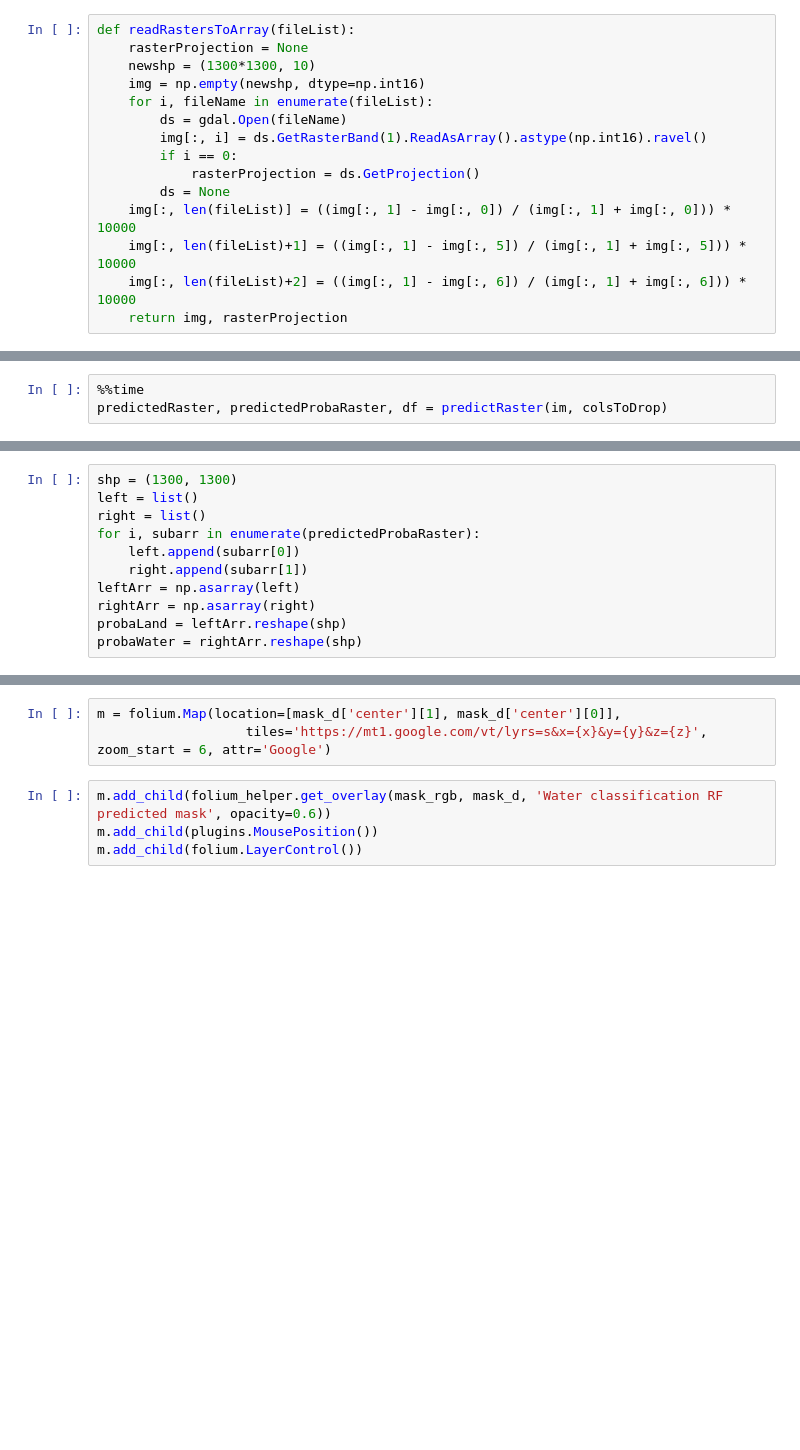
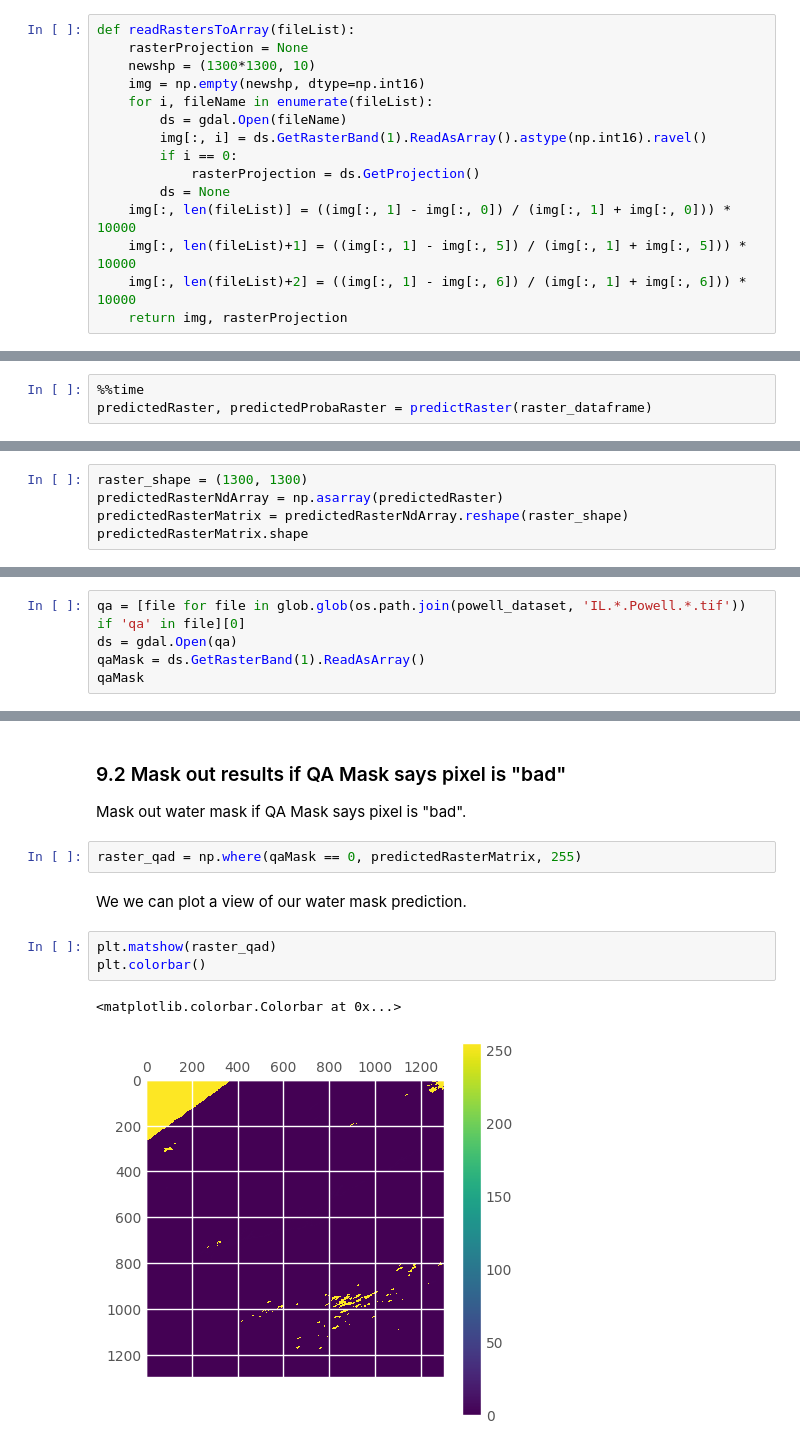
Before and after one commit to NASAARSET/ARSET_ML_Fundamentals, a Jupyter notebook: session3/1-MODIS-Tuning-Session3.ipynb, the cells around one changed output, grey strips where cells are left out. Drawn from its saved outputs; the diff is of its cells as text; blank space fills up the shorter version.

```diff
--- a/session3/1-MODIS-Tuning-Session3.ipynb
+++ b/session3/1-MODIS-Tuning-Session3.ipynb
@@ -371,3 +633,3 @@ def predictRaster(img_chunk, colsToDrop=None):
 # %%
 %%time
-predictedRaster, predictedProbaRaster, df = predictRaster(im, colsToDrop)
+predictedRaster, predictedProbaRaster = predictRaster(raster_dataframe)
@@ -373,0 +644,5 @@ predictedRaster, predictedProbaRaster, df = predictRaster(im, colsToDrop)
+# %%
+raster_shape = (1300, 1300)
+predictedRasterNdArray = np.asarray(predictedRaster)
+predictedRasterMatrix = predictedRasterNdArray.reshape(raster_shape)
+predictedRasterMatrix.shape
@@ -374,11 +657,5 @@ predictedRaster, predictedProbaRaster, df = predictRaster(im, colsToDrop)
 # %%
-shp = (1300, 1300)
-left = list()
-right = list()
-for i, subarr in enumerate(predictedProbaRaster):
-    left.append(subarr[0])
-    right.append(subarr[1])
-leftArr = np.asarray(left)
-rightArr = np.asarray(right)
-probaLand = leftArr.reshape(shp)
-probaWater = rightArr.reshape(shp)
+qa = [file for file in glob.glob(os.path.join(powell_dataset, 'IL.*.Powell.*.tif')) if 'qa' in file][0]
+ds = gdal.Open(qa)
+qaMask = ds.GetRasterBand(1).ReadAsArray()
+qaMask
@@ -426,7 +670,13 @@ mask_rgb = np.dstack((mask_b1, zeros, zeros))
-# %%
-m = folium.Map(location=[mask_d['center'][1], mask_d['center'][0]],
-                   tiles='https://mt1.google.com/vt/lyrs=s&x={x}&y={y}&z={z}', zoom_start = 6, attr='Google')
-# %%
-m.add_child(folium_helper.get_overlay(mask_rgb, mask_d, 'Water classification RF predicted mask', opacity=0.6))
-m.add_child(plugins.MousePosition())
-m.add_child(folium.LayerControl())
+# %% [markdown]
+### 9.2 Mask out results if QA Mask says pixel is "bad"
+Mask out water mask if QA Mask says pixel is "bad".
+# %%
+raster_qad = np.where(qaMask == 0, predictedRasterMatrix, 255)
+# %% [markdown]
+We we can plot a view of our water mask prediction.
+# %%
+plt.matshow(raster_qad)
+plt.colorbar()
+# %% [output]
+<matplotlib.colorbar.Colorbar at 0x...>
+[figure, added]
```
Also changed, not shown: parts of 75 cells of this notebook, 1 other file.
